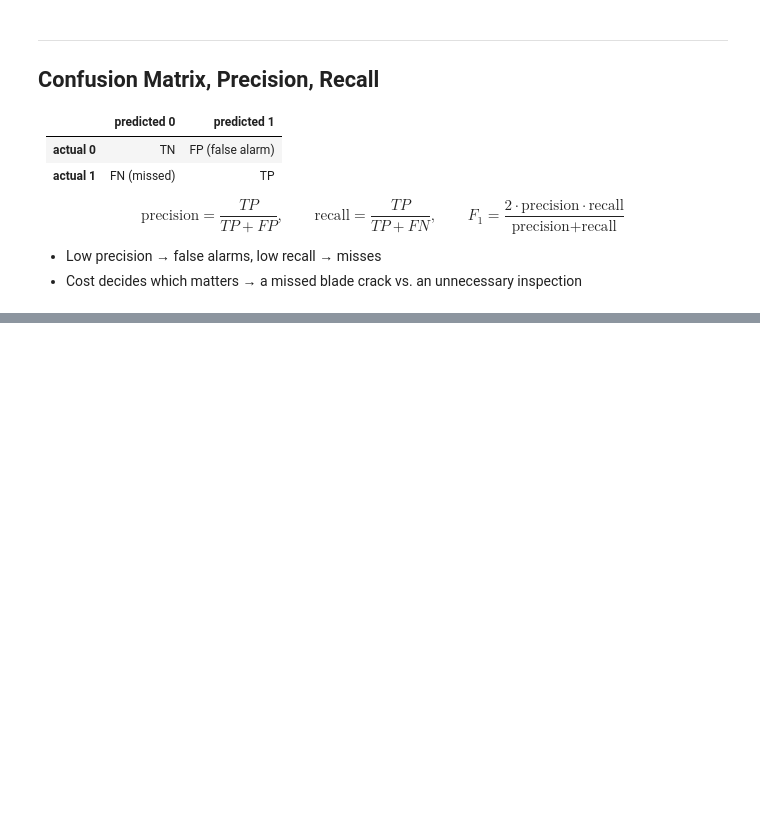
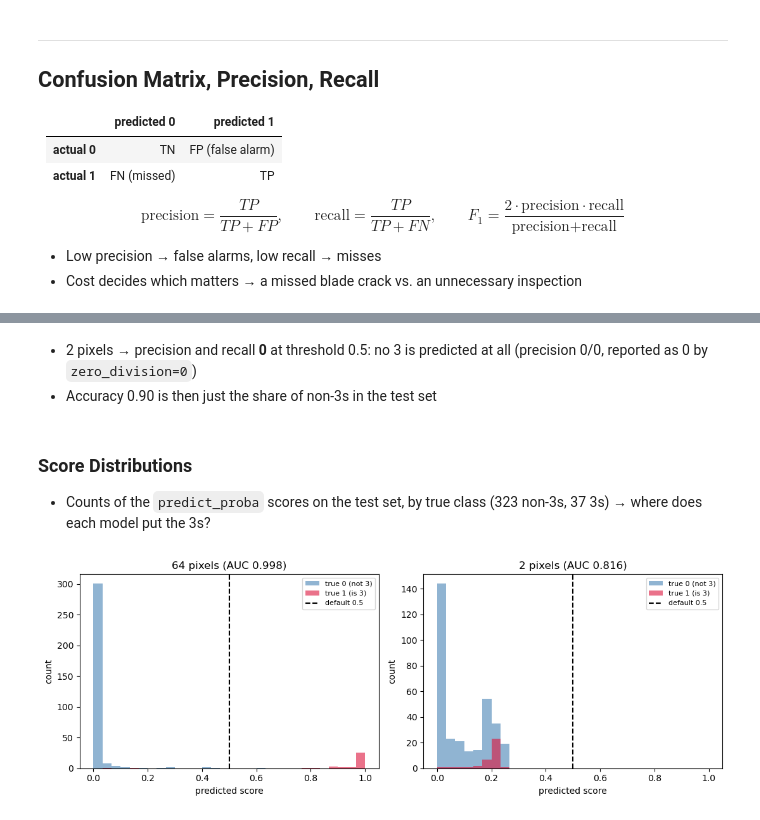
Before and after one commit to jongmoonha/AI-ME-Practice, a Jupyter notebook: Practice04_ML_General_Tips.ipynb, the cells around one changed output, grey strips where cells are left out. Saved outputs shown, nothing was run; the diff lists cells and outputs as text; code cells hidden in the pictures; blank space fills up the shorter version.

```diff
--- a/Practice04_ML_General_Tips.ipynb
+++ b/Practice04_ML_General_Tips.ipynb
@@ -512,0 +153,20 @@ display(pd.DataFrame(rows).round(1))
+# %%
+two_pixels = [21, 42]
+model_2px = make_pipeline(StandardScaler(), LogisticRegression(max_iter=2000, random_state=42))
+model_2px.fit(X_train[:, two_pixels], y_train)
+
+y_pred_2px = model_2px.predict(X_test[:, two_pixels])
+score_2px  = model_2px.predict_proba(X_test[:, two_pixels])[:, 1]
+auc_2px = roc_auc_score(y_test, score_2px)
+
+print('64 pixels')
+print(f'  accuracy  {accuracy_score(y_test, y_pred):.4f}')
+print(f'  precision {precision_score(y_test, y_pred):.4f}')
+print(f'  recall    {recall_score(y_test, y_pred):.4f}')
+print(f'  f1        {f1_score(y_test, y_pred):.4f}')
+
+print('2 pixels')
+print(f'  accuracy  {accuracy_score(y_test, y_pred_2px):.4f}')
+print(f'  precision {precision_score(y_test, y_pred_2px, zero_division=0):.4f}')
+print(f'  recall    {recall_score(y_test, y_pred_2px):.4f}')
+print(f'  f1        {f1_score(y_test, y_pred_2px, zero_division=0):.4f}')
@@ -512,0 +184,30 @@ display(pd.DataFrame(rows).round(1))
+# %% [markdown]
+- 2 pixels → precision and recall **0** at threshold 0.5: no 3 is predicted at all (precision 0/0, reported as 0 by `zero_division=0`)
+- Accuracy 0.90 is then just the share of non-3s in the test set
+# %% [markdown]
+### Score Distributions
+
+- Counts of the `predict_proba` scores on the test set, by true class (323 non-3s, 37 3s) → where does each model put the 3s?
+# %%
+fig, axes = plt.subplots(1, 2, figsize=(11, 4))
+bins = np.linspace(0, 1, 31)
+
+axes[0].hist(score[y_test == 0], bins=bins, alpha=0.6, color='steelblue', label='true 0 (not 3)')
+axes[0].hist(score[y_test == 1], bins=bins, alpha=0.6, color='crimson', label='true 1 (is 3)')
+axes[0].axvline(0.5, color='k', linestyle='--', linewidth=1.5, label='default 0.5')
+axes[0].set_title(f'64 pixels (AUC {auc:.3f})')
+
+axes[1].hist(score_2px[y_test == 0], bins=bins, alpha=0.6, color='steelblue', label='true 0 (not 3)')
+axes[1].hist(score_2px[y_test == 1], bins=bins, alpha=0.6, color='crimson', label='true 1 (is 3)')
+axes[1].axvline(0.5, color='k', linestyle='--', linewidth=1.5, label='default 0.5')
+axes[1].set_title(f'2 pixels (AUC {auc_2px:.3f})')
+
+for ax in axes:
+    ax.set_xlabel('predicted score')
+    ax.set_ylabel('count')
+    ax.legend(fontsize=8)
+
+plt.tight_layout()
+plt.show()
+# %% [output]
+[figure, added]
```
Also changed, not shown: parts of 82 cells of this notebook, 1 other file.
